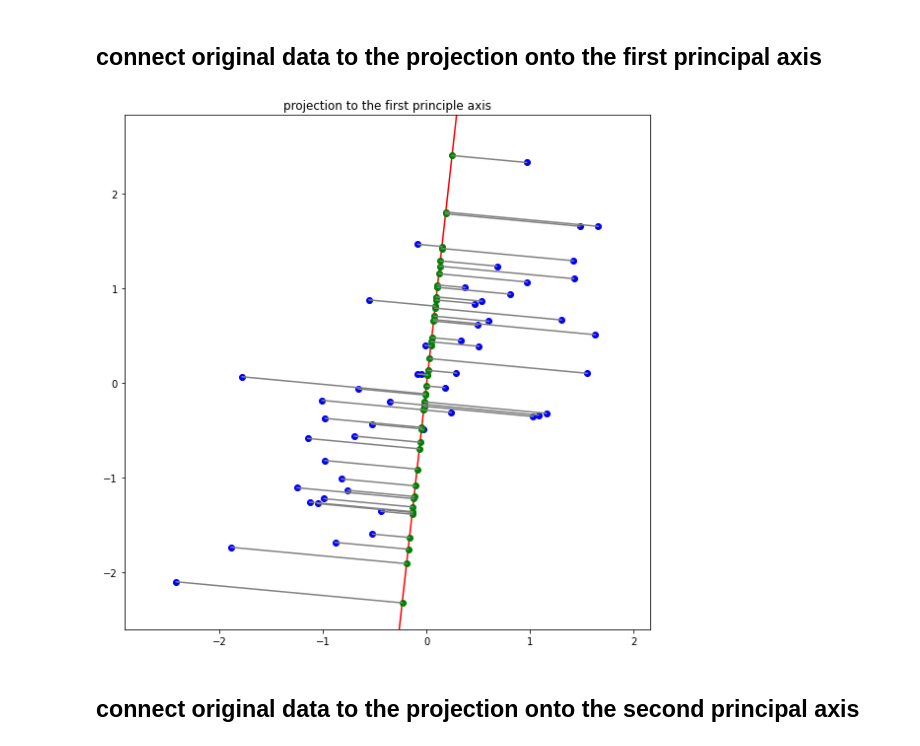
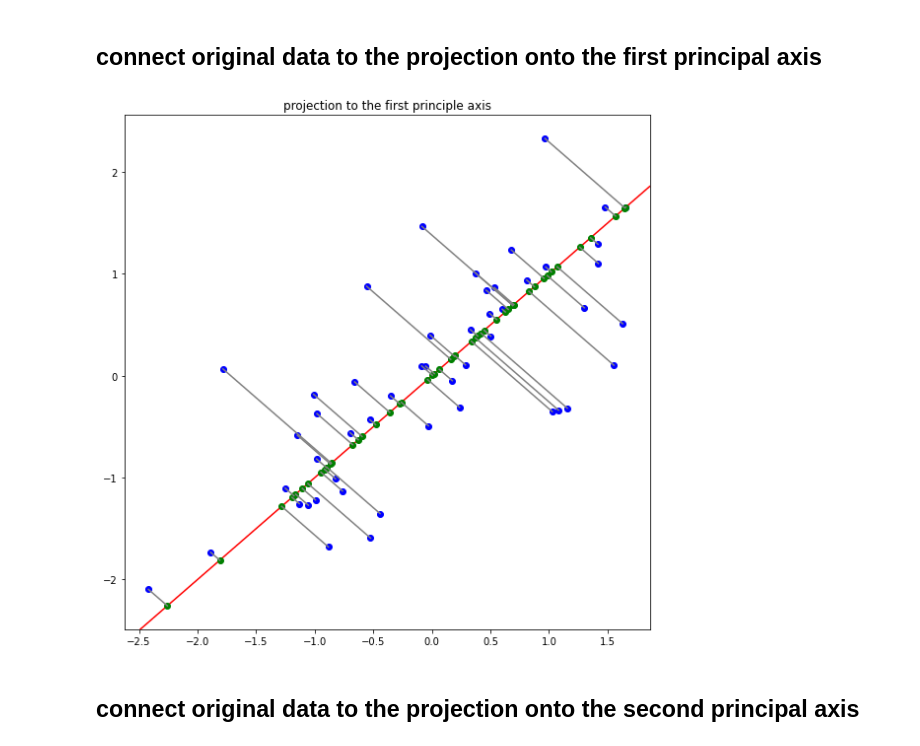
Before and after one commit to 2JooYeon/assignment-machine-learning, a Jupyter notebook: 12/assignment_12.ipynb, the cells around one changed output. Drawn from its saved outputs; the diff is of its cells as text; code cells hidden in the pictures.

Commit message:
plot the connection original data to the projection onto the first principal axis

```diff
--- a/12/assignment_12.ipynb
+++ b/12/assignment_12.ipynb
@@ -213,18 +213,31 @@ plot_projection_second_principal_axis(feature)
 [figure]
 # %% [markdown]
 ## connect original data to the projection onto the first principal axis
-# %%
-plt.figure(figsize=(8,8))
-plt.title('projection to the first principle axis')
-# ===================================================
-# fill up the blank
-#
-#
-# ===================================================
-plt.tight_layout()
-plt.show()
-# %% [output]
-[figure, removed]
+# %%
+def plot_connetion_first_principal_axis(feature):
+
+    plt.figure(figsize=(8,8))
+    plt.title('projection to the first principle axis')
+
+    plt.plot(x, y, 'bo')
+
+    S, U = compute_eigen(compute_covariance(feature))
+    first = U[:,0]
+
+    plt.axline((0,0), slope = first[1]/first[0], color = 'red')
+
+    projection = compute_projection_onto_line(feature, first)
+    plt.plot(projection[:, 0], projection[:,1], 'go')
+
+    for i in range(0, number_data):
+        plt.plot([feature[i, 0], projection[i, 0]], [feature[i, 1], projection[i, 1]], color = 'gray')
+
+    plt.tight_layout()
+    plt.show()
+# %%
+plot_connetion_first_principal_axis(feature)
+# %% [output]
+[figure, added]
 # %% [markdown]
 ## connect original data to the projection onto the second principal axis
 # %%
```
